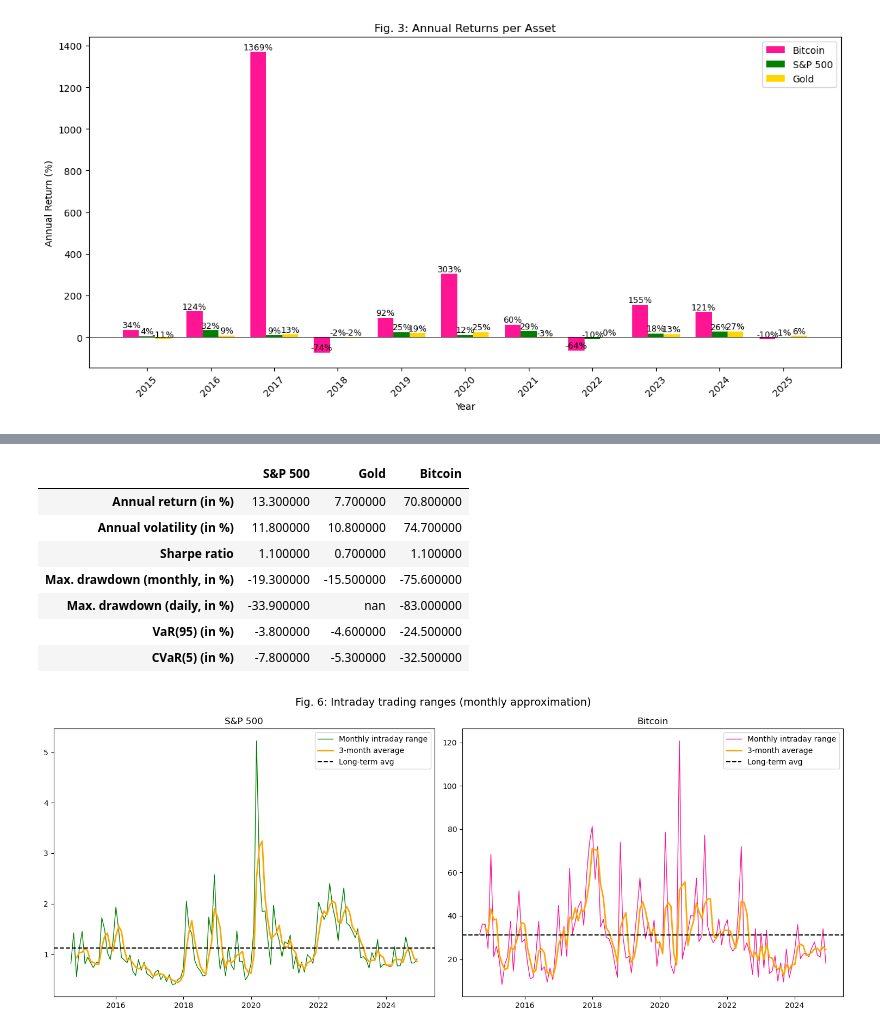
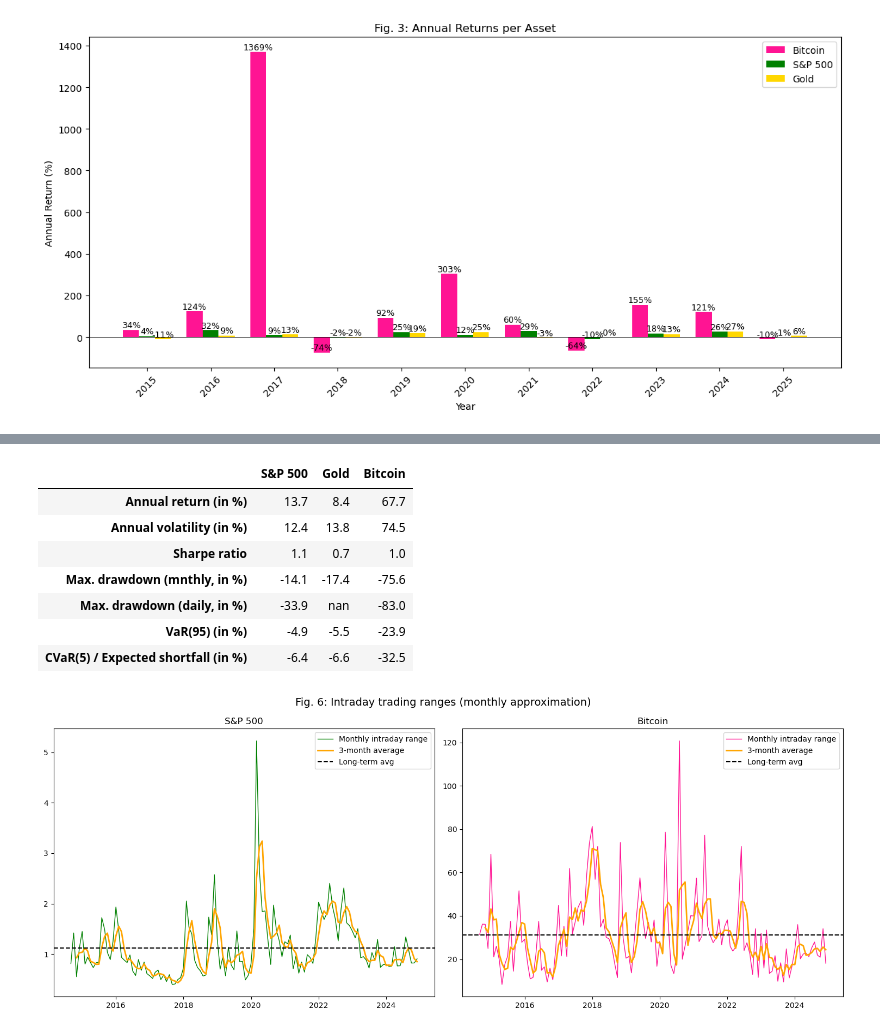
Before and after one commit to gj-goncalvescaldas/btc-3-asset-portfolio-extension, a Jupyter notebook: notebooks/03_study_replication_extended.ipynb, the cells around one changed output, grey strips where cells are left out. Saved outputs shown, nothing was run; the diff lists cells and outputs as text; code cells hidden in the pictures.

```diff
--- a/notebooks/03_study_replication_extended.ipynb
+++ b/notebooks/03_study_replication_extended.ipynb
@@ -235,11 +254,14 @@ plt.show()
 # %%
+import pandas as pd
 import numpy as np
-import pandas as pd
 
-returns = final_df_extended[['avg_close_btc', 'avg_close_sp500', 'avg_price_gold']].pct_change().dropna()
+# Monthly returns
+returns = final_df_study[['close_btc', 'close_sp500', 'close_gold']].pct_change().dropna()
 
-years = (final_df_extended['month'].iloc[-1] - final_df_extended['month'].iloc[0]).days / 365.25
+final_df_study['month'] = pd.to_datetime(final_df_study['month'])
+years = (final_df_study['month'].iloc[-1] - final_df_study['month'].iloc[0]).days / 365.25
 
+# Functions
 def annual_return(series):
     return ((series.iloc[-1] / series.iloc[0]) ** (1 / years) - 1) * 100
 
@@ -260,49 +282,56 @@ def var_95(series):
 def cvar_5(series):
     return series[series <= np.percentile(series, 5)].mean() * 100
 
-summary_extended = pd.DataFrame({
+# Build Table
+summary = pd.DataFrame({
     'S&P 500': [
-        annual_return(final_df_extended['avg_close_sp500']),
-        annual_volatility(returns['avg_close_sp500']),
-        sharpe_ratio(returns['avg_close_sp500']),
-        max_drawdown(final_df_extended['avg_close_sp500']),
-        -33.9,  # manual (daily SP500)
-        var_95(returns['avg_close_sp500']),
-        cvar_5(returns['avg_close_sp500'])
+        annual_return(final_df_study['close_sp500']),
+        annual_volatility(returns['close_sp500']),
+        sharpe_ratio(returns['close_sp500']),
+        max_drawdown(final_df_study['close_sp500']),
+        -33.9,  # given
+        var_95(returns['close_sp500']),
+        cvar_5(returns['close_sp500'])
     ],
     'Gold': [
-        annual_return(final_df_extended['avg_price_gold']),
-        annual_volatility(returns['avg_price_gold']),
-        sharpe_ratio(returns['avg_price_gold']),
-        max_drawdown(final_df_extended['avg_price_gold']),
+        annual_return(final_df_study['close_gold']),
+        annual_volatility(returns['close_gold']),
+        sharpe_ratio(returns['close_gold']),
+        max_drawdown(final_df_study['close_gold']),
         np.nan,
-        var_95(returns['avg_price_gold']),
-        cvar_5(returns['avg_price_gold'])
+        var_95(returns['close_gold']),
+        cvar_5(returns['close_gold'])
     ],
     'Bitcoin': [
-        annual_return(final_df_extended['avg_close_btc']),
-        annual_volatility(returns['avg_close_btc']),
-        sharpe_ratio(returns['avg_close_btc']),
-        max_drawdown(final_df_extended['avg_close_btc']),
-        -83,  # manual (daily BTC)
-        var_95(returns['avg_close_btc']),
-        cvar_5(returns['avg_close_btc'])
+        annual_return(final_df_study['close_btc']),
+        annual_volatility(returns['close_btc']),
+        sharpe_ratio(returns['close_btc']),
+        max_drawdown(final_df_study['close_btc']),
+        -83,  # given
+        var_95(returns['close_btc']),
+        cvar_5(returns['close_btc'])
     ]
 }, index=[
     'Annual return (in %)',
     'Annual volatility (in %)',
     'Sharpe ratio',
-    'Max. drawdown (monthly, in %)',
+    'Max. drawdown (mnthly, in %)',
     'Max. drawdown (daily, in %)',
     'VaR(95) (in %)',
-    'CVaR(5) (in %)'
-])
+    'CVaR(5) / Expected shortfall (in %)'
+])\
 
-summary_extended = summary_extended.round(1)
 
-# Export to CSV
-summary_extended.to_csv('../figures/figure_5_summary_stats.csv', index=True)
+# Round to 1 decimal
+summary = summary.round(1)
 
-# Mostrar bonito
-display(summary_extended.style.set_caption('Fig. 5: Asset class summary statistics (Extended Data)'))
+# Display clean & styled table
+display(summary.style
+        .set_caption('Fig. 5: Asset class summary statistics (2014-2021)')
+        .format("{:.1f}")
+        .set_table_styles([
+            {'selector': 'th', 'props': [('text-align', 'center')]},
+            {'selector': 'td', 'props': [('text-align', 'center')]}
+        ])
+)
 # %% [output]
@@ -310,11 +339,11 @@ Fig. 5: Asset class summary statistics (Extended Data)
 |  | S&P 500 | Gold | Bitcoin |
-| Annual return (in %) | 13.300000 | 7.700000 | 70.800000 |
-| Annual volatility (in %) | 11.800000 | 10.800000 | 74.700000 |
-| Sharpe ratio | 1.100000 | 0.700000 | 1.100000 |
-| Max. drawdown (monthly, in %) | -19.300000 | -15.500000 | -75.600000 |
-| Max. drawdown (daily, in %) | -33.900000 | nan | -83.000000 |
-| VaR(95) (in %) | -3.800000 | -4.600000 | -24.500000 |
-| CVaR(5) (in %) | -7.800000 | -5.300000 | -32.500000 |
+| Annual return (in %) | 13.7 | 8.4 | 67.7 |
+| Annual volatility (in %) | 12.4 | 13.8 | 74.5 |
+| Sharpe ratio | 1.1 | 0.7 | 1.0 |
+| Max. drawdown (mnthly, in %) | -14.1 | -17.4 | -75.6 |
+| Max. drawdown (daily, in %) | -33.9 | nan | -83.0 |
+| VaR(95) (in %) | -4.9 | -5.5 | -23.9 |
+| CVaR(5) / Expected shortfall (in %) | -6.4 | -6.6 | -32.5 |
 # %%
 btc_range = (final_df_extended['avg_high_btc'] - final_df_extended['avg_low_btc']) / final_df_extended['avg_close_btc'] * 100
 sp500_range = (final_df_extended['avg_high_sp500'] - final_df_extended['avg_low_sp500']) / final_df_extended['avg_close_sp500'] * 100
```
Also changed, not shown: parts of 3 cells of this notebook, 3 other files.
